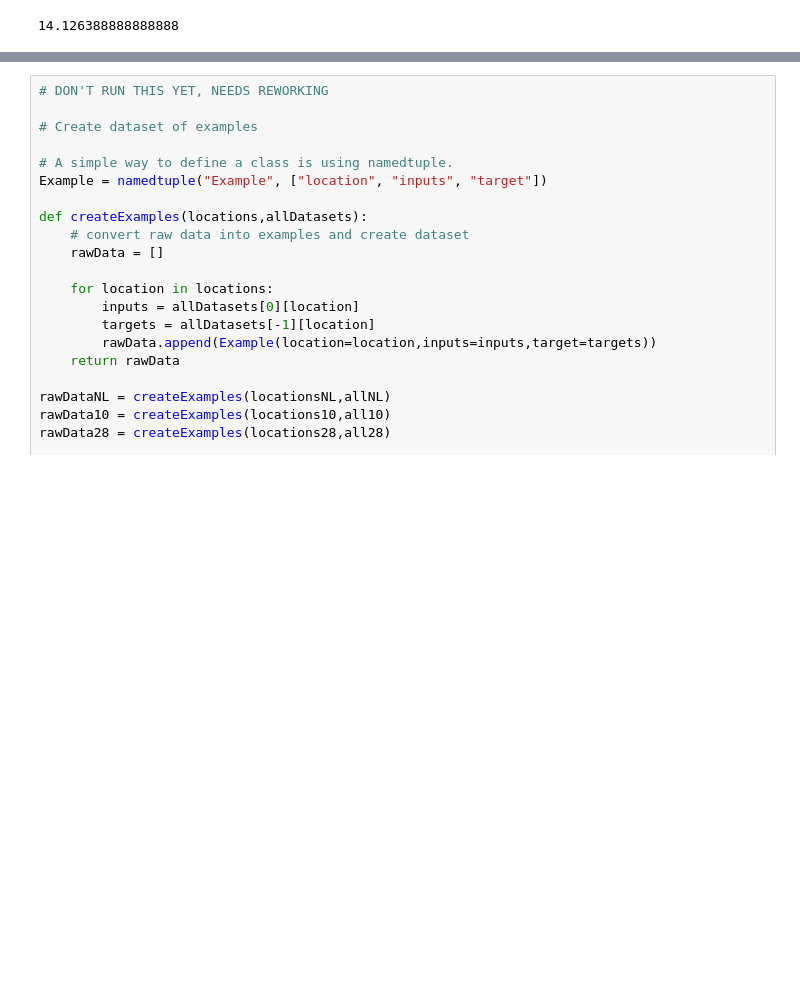
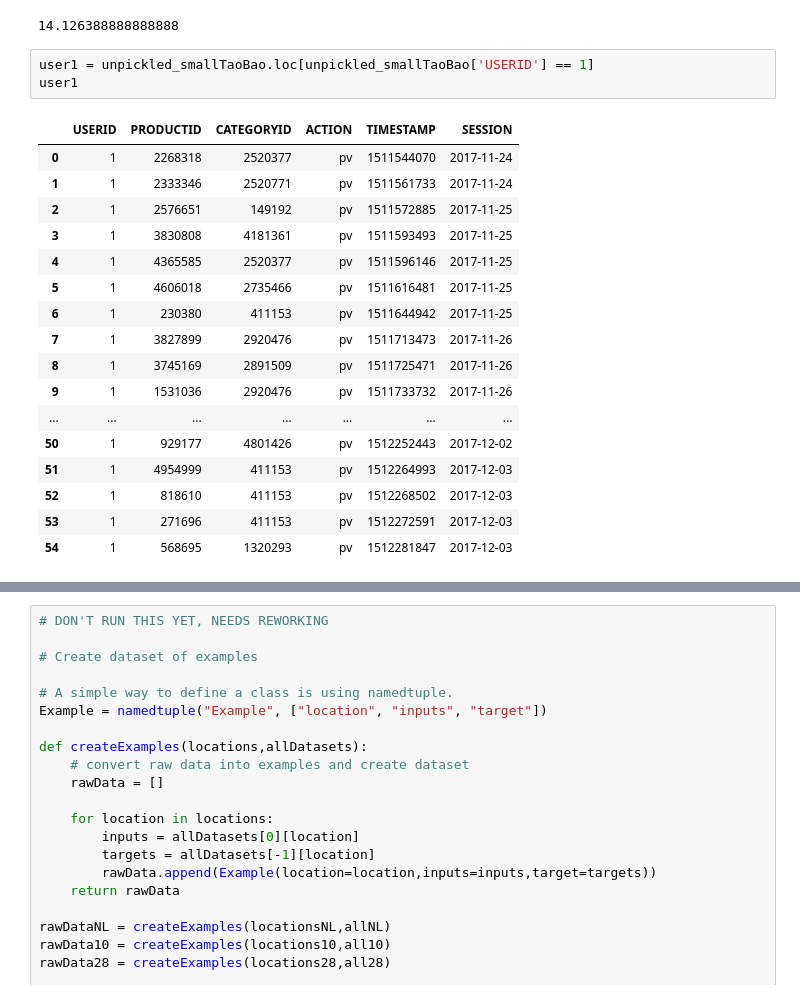
Before and after one commit to TvanZ/ProjectAI, a Jupyter notebook: narmplus.ipynb, the cells around one changed output, grey strips where cells are left out. Cells and saved outputs as stored; diff of their text form; blank space fills up the shorter version.

Commit message:
UserBase creation

```diff
--- a/narmplus.ipynb
+++ b/narmplus.ipynb
@@ -73,5 +73,26 @@ unpickled_smallTaoBao.groupby(['USERID', 'SESSION'])['ACTION'].count().mean()
 # %% [output]
 Average number of clicks per session
 14.126388888888888
+# %%
+user1 = unpickled_smallTaoBao.loc[unpickled_smallTaoBao['USERID'] == 1]
+user1
+# %% [output]
+|  | USERID | PRODUCTID | CATEGORYID | ACTION | TIMESTAMP | SESSION |
+| 0 | 1 | 2268318 | 2520377 | pv | 1511544070 | 2017-11-24 |
+| 1 | 1 | 2333346 | 2520771 | pv | 1511561733 | 2017-11-24 |
+| 2 | 1 | 2576651 | 149192 | pv | 1511572885 | 2017-11-25 |
+| 3 | 1 | 3830808 | 4181361 | pv | 1511593493 | 2017-11-25 |
+| 4 | 1 | 4365585 | 2520377 | pv | 1511596146 | 2017-11-25 |
+| 5 | 1 | 4606018 | 2735466 | pv | 1511616481 | 2017-11-25 |
+| 6 | 1 | 230380 | 411153 | pv | 1511644942 | 2017-11-25 |
+| 7 | 1 | 3827899 | 2920476 | pv | 1511713473 | 2017-11-26 |
+| 8 | 1 | 3745169 | 2891509 | pv | 1511725471 | 2017-11-26 |
+| 9 | 1 | 1531036 | 2920476 | pv | 1511733732 | 2017-11-26 |
+| ... | ... | ... | ... | ... | ... | ... |
+| 50 | 1 | 929177 | 4801426 | pv | 1512252443 | 2017-12-02 |
+| 51 | 1 | 4954999 | 411153 | pv | 1512264993 | 2017-12-03 |
+| 52 | 1 | 818610 | 411153 | pv | 1512268502 | 2017-12-03 |
+| 53 | 1 | 271696 | 411153 | pv | 1512272591 | 2017-12-03 |
+| 54 | 1 | 568695 | 1320293 | pv | 1512281847 | 2017-12-03 |
 # %%
 IDs = list(unpickled_smallTaoBao.USERID.unique())
```
Also changed, not shown: parts of 1 cell of this notebook.
